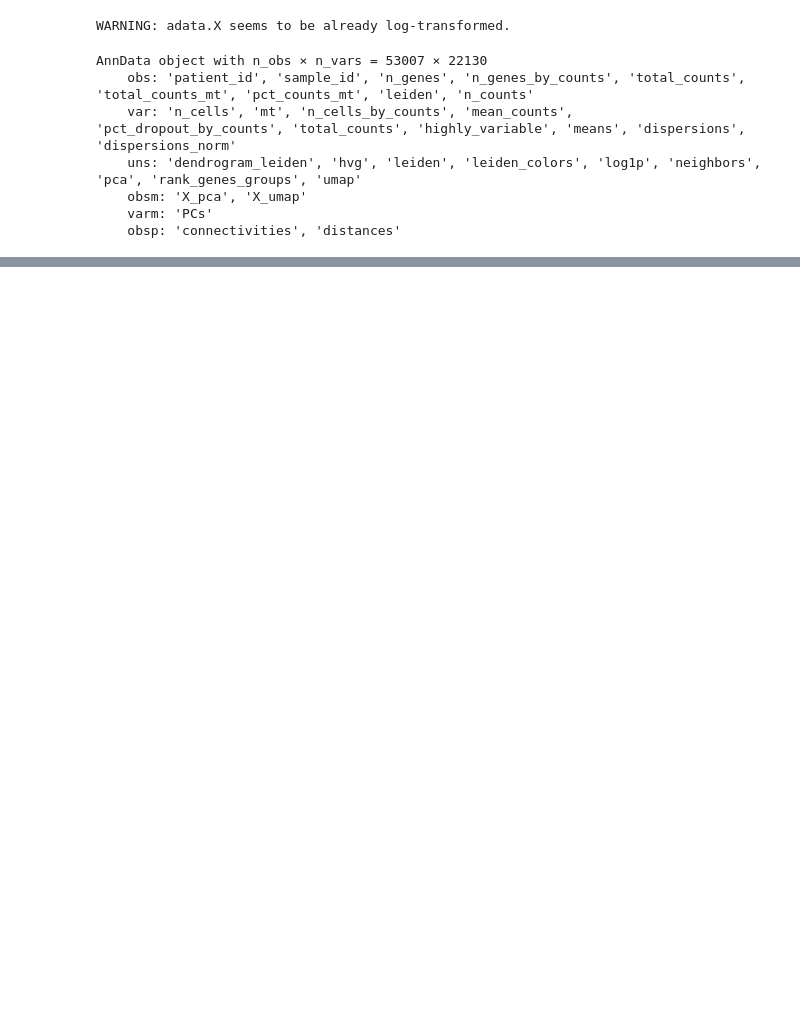
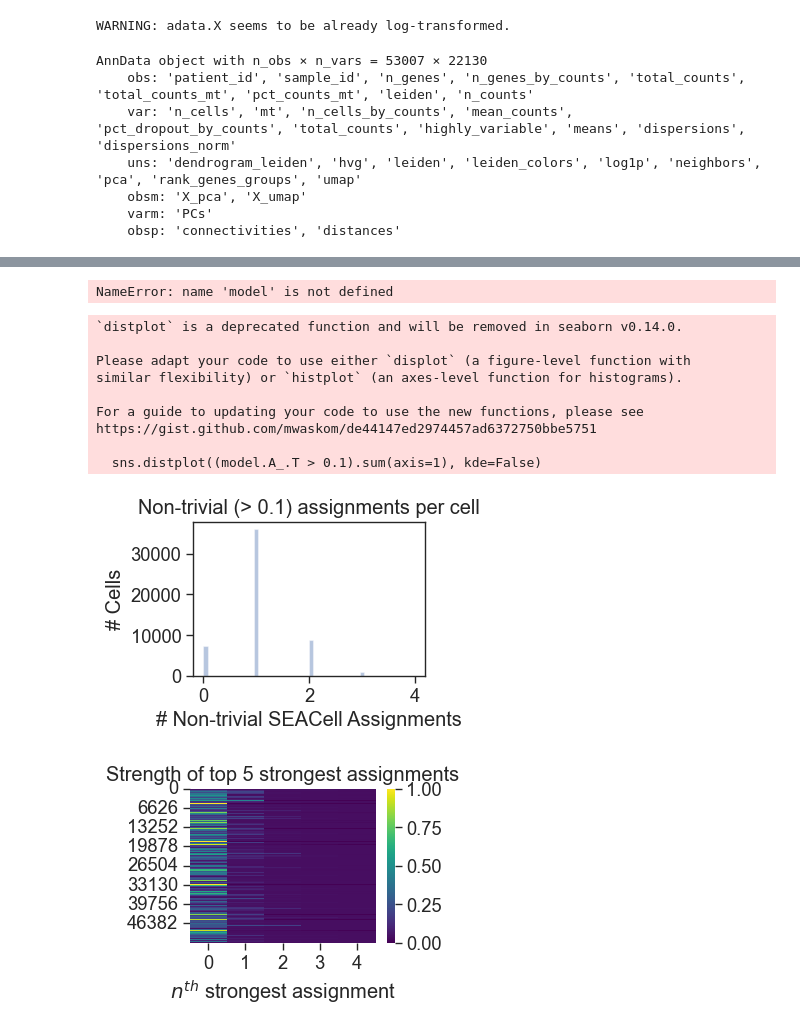
Before and after one commit to tuonglab/Alicia-Project-1, a Jupyter notebook: notebooks/SEACells for Mehtonen et al.ipynb, the cells around one changed output, grey strips where cells are left out. Saved outputs shown, nothing was run; the diff lists cells and outputs as text; code cells hidden in the pictures; blank space fills up the shorter version.

```diff
--- a/notebooks/SEACells for Mehtonen et al.ipynb
+++ b/notebooks/SEACells for Mehtonen et al.ipynb
@@ -67,0 +126,7 @@ AttributeError: module 'SEACells' has no attribute 'SEACells'
+# %%
+# Some plotting aesthetics
+%matplotlib inline
+
+sns.set_style('ticks')
+matplotlib.rcParams['figure.figsize'] = [4, 4]
+matplotlib.rcParams['figure.dpi'] = 100
@@ -67,0 +152,30 @@ AttributeError: module 'SEACells' has no attribute 'SEACells'
+# %%
+model.get_hard_assignments().head()
+# %% [output]
+NameError: name 'model' is not defined
+# %%
+plt.figure(figsize=(3,2))
+sns.distplot((model.A_.T > 0.1).sum(axis=1), kde=False)
+plt.title(f'Non-trivial (> 0.1) assignments per cell')
+plt.xlabel('# Non-trivial SEACell Assignments')
+plt.ylabel('# Cells')
+plt.show()
+
+plt.figure(figsize=(3,2))
+b = np.partition(model.A_.T, -5)
+sns.heatmap(np.sort(b[:,-5:])[:, ::-1], cmap='viridis', vmin=0)
+plt.title('Strength of top 5 strongest assignments')
+plt.xlabel('$n^{th}$ strongest assignment')
+plt.show()
+# %% [output]
+`distplot` is a deprecated function and will be removed in seaborn v0.14.0.
+
+Please adapt your code to use either `displot` (a figure-level function with
+similar flexibility) or `histplot` (an axes-level function for histograms).
+
+For a guide to updating your code to use the new functions, please see
+https://gist.github.com/mwaskom/de44147ed2974457ad6372750bbe5751
+
+  sns.distplot((model.A_.T > 0.1).sum(axis=1), kde=False)
+[figure, added]
+[figure, added]
```
Also changed, not shown: parts of 26 cells of this notebook, 2 other files.
